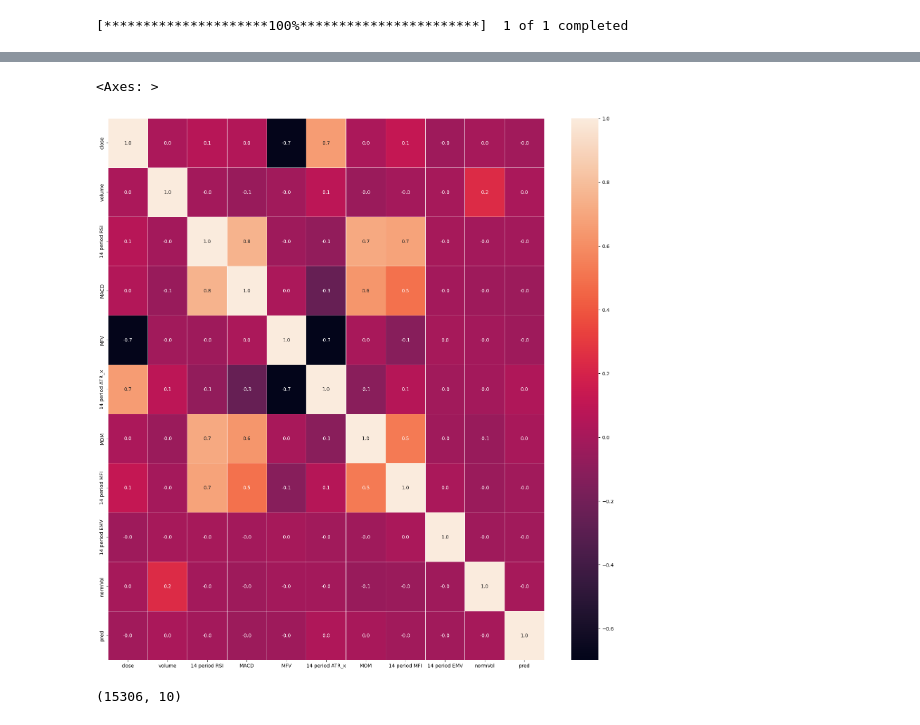
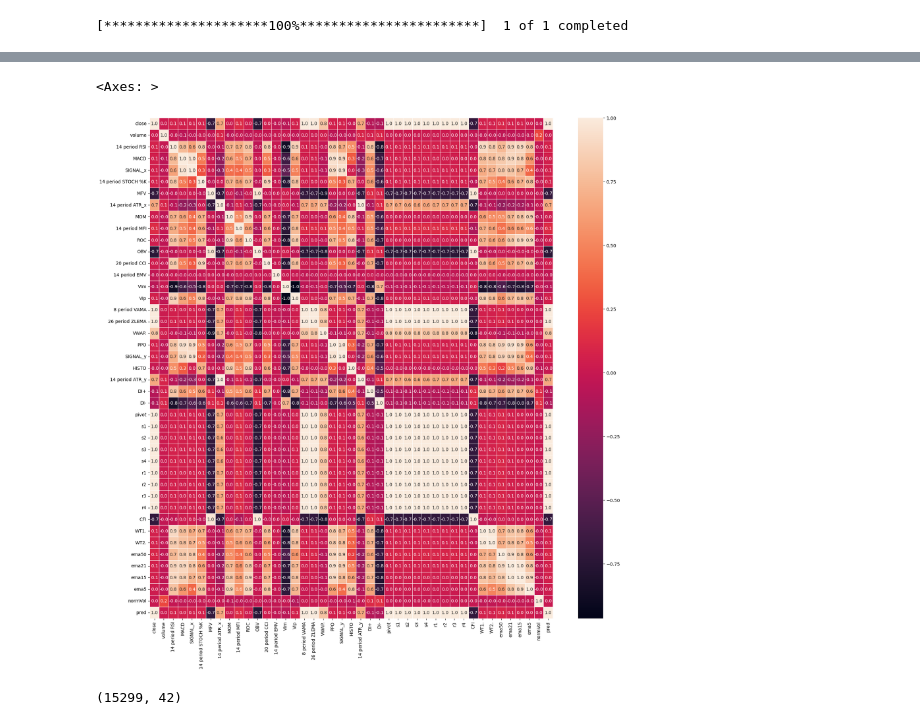
Before and after one commit to hristo-darlyanov/CryptoTradingMLPredictor, a Jupyter notebook: prediction.ipynb, the cells around one changed output, grey strips where cells are left out. Drawn from its saved outputs; the diff is of its cells as text; code cells hidden in the pictures.

```diff
--- a/prediction.ipynb
+++ b/prediction.ipynb
@@ -46,8 +46,10 @@ df = exponential_smooth(df, 0.65)
 # %%
 indicators = ['RSI', 'MACD', 'STOCH','ADL', 'ATR', 'MOM', 'MFI', 'ROC', 'OBV', 'CCI', 'EMV', 'VORTEX', 'VAMA', 'ZLEMA', 'VWAP', 'PPO', 'ATR', 'DMI', 'PIVOT_FIB', 'CFI', 'WTO']
 df = getTickerIndicatorData(df, indicators, dropna=True)
+# %%
+df = produce_price_prediction(df, 24, dropna=True, removeohl=True)
 # %%
-df = produce_prediction(df, 24, dropna=True, removeohl=True)
-plt.pie(df['pred'].value_counts().values,
-        labels=[0, 1], autopct='%1.1f%%')
-plt.show()
+#df = produce_prediction(df, 24, dropna=True, removeohl=True)
+#plt.pie(df['pred'].value_counts().values,
+#        labels=[0, 1], autopct='%1.1f%%')
+#plt.show()
@@ -56,13 +56,13 @@ plt.show()
 # %%
-cor_matrix = df.corr().abs()
-upper_tri = cor_matrix.where(np.triu(np.ones(cor_matrix.shape),k=1).astype(bool))
-to_drop = [column for column in upper_tri.columns if any(upper_tri[column] > 0.80)]
-df = df.drop(columns=to_drop)
+#cor_matrix = df.corr().abs()
+#upper_tri = cor_matrix.where(np.triu(np.ones(cor_matrix.shape),k=1).astype(bool))
+#to_drop = [column for column in upper_tri.columns if any(upper_tri[column] > 0.80)]
+#df = df.drop(columns=to_drop)
 f,ax = plt.subplots(figsize=(20, 20))
 sns.heatmap(df.corr(), annot=True, linewidths=.5, fmt= '.1f',ax=ax)
 # %% [output]
 <Axes: >
-[figure, old version]
+[figure, new version]
 # %%
 #fremove = df[['SIGNAL_x', '26 period ZLEMA', 'MFV', 'OBV', 's1', 's2', 's3', 's4', 'r1', 'r2', 'r3', 'r4', 'WT1.', 'ema15', 'SIGNAL_y', '8 period VAMA', '14 period STOCH %K', '14 period ATR_x', 'pivot']]
 #df = df.drop(columns=fremove)
@@ -75,5 +75,5 @@ target = df['pred']
 X_train, X_test, Y_train, Y_test = train_test_split(features, target, test_size=0.1, shuffle=False)
 X_train.shape
 # %% [output]
-(15306, 10)
+(15299, 42)
 # %%
```
Also changed, not shown: parts of 3 cells of this notebook.
